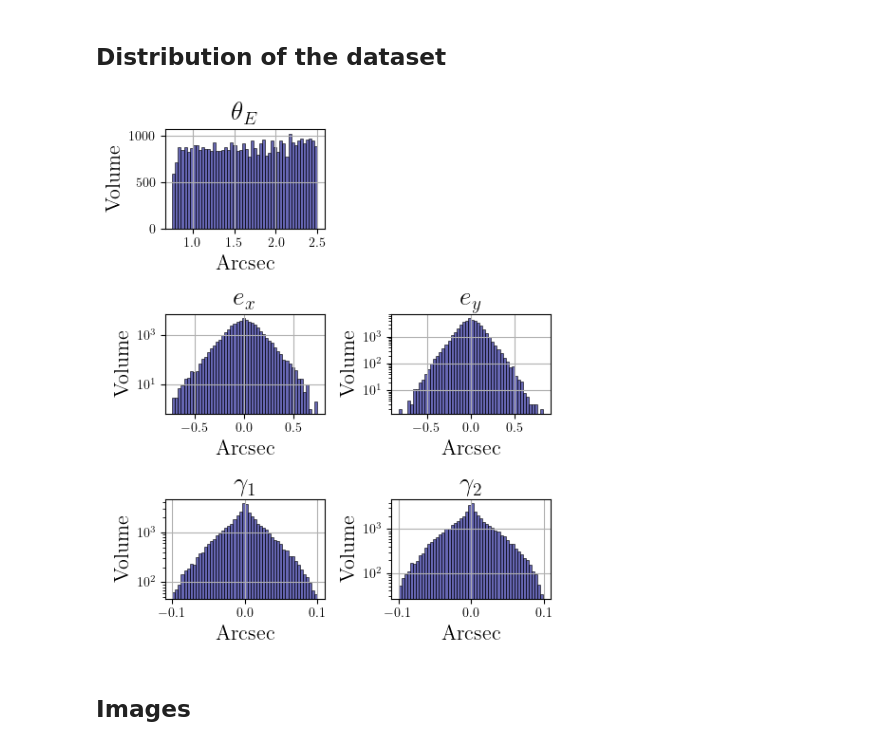
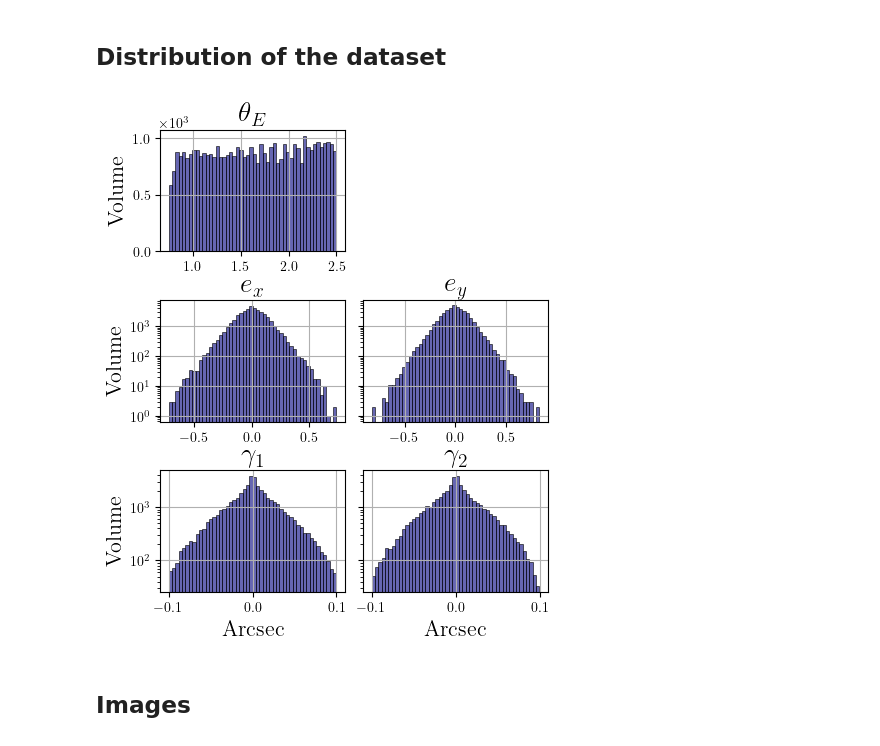
Before and after one commit to matthbatt/Deep-learning-gravitational-lensing, a Jupyter notebook: lensing_resnet.ipynb, the cells around one changed output. Drawn from its saved outputs; the diff is of its cells as text; code cells hidden in the pictures.

```diff
--- a/lensing_resnet.ipynb
+++ b/lensing_resnet.ipynb
@@ -54,35 +54,39 @@ df['gamma2'] = np.sin(2 * df.shear_PA) * df.shear
 # %%
 import matplotlib.pyplot as plt
 
 plt.rcParams["text.usetex"] = True
 plt.rcParams["font.family"] = "serif"
 plt.rcParams["font.serif"] = ["Computer Modern Roman"]
 
-fig, axes = plt.subplots(3, 2, figsize=(5, 6))
+fig, axes = plt.subplots(3, 2, figsize=(5, 6), sharey='row')
+plt.subplots_adjust(wspace=0.1, hspace=0.4)
 axes = axes.flatten()
 names = [r"$\theta_E$", r"$e_x$", r"$e_y$", r"$\gamma_1$", r"$\gamma_2$"]
 columns = ['r_Einstein', 'ex', 'ey', 'gamma1', 'gamma2']
 poss = [0,2,3,4,5]
+axxes = []
 
 for i, col in enumerate(columns):
+    axxes.append(axes[poss[i]])
     if 'r_' in columns[i]:
         axes[poss[i]].hist(df[col], bins=50, alpha=0.6, edgecolor='black',linewidth=0.7, color = '#00007F')
-
     else:
         axes[poss[i]].hist(df[col], bins=50, alpha=0.6, log=True, edgecolor='black',linewidth=0.7, color = '#00007F')
+    if poss[i]%2==0:
+        axes[poss[i]].set_ylabel('Volume', fontsize = 16)
+    if poss[i] == 4 or poss[i]== 5:
+        axes[poss[i]].set_xlabel('Arcsec', fontsize = 16)
     axes[poss[i]].set_title(names[i], fontsize = 20)
-    axes[poss[i]].set_xlabel('Arcsec', fontsize = 16)
-    axes[poss[i]].set_ylabel('Volume', fontsize = 16)
     axes[poss[i]].grid(True)
 
-
+axes[poss[0]].ticklabel_format(axis='y', style='sci', scilimits=(0, 0))
 # axes[-2].axis("off")
 axes[1].axis("off")
-plt.tight_layout()
+# plt.tight_layout()
 plt.savefig("/net/CLUSTER/VAULT/users/mbatt/gravitational_lensing/plots/dataset_small.png", dpi=300, bbox_inches="tight")
 plt.show()
 # %% [output]
-[figure, old version]
+[figure, new version]
 # %% [markdown]
 ## Images
 # %%
```
Also changed, not shown: 8 other files.
